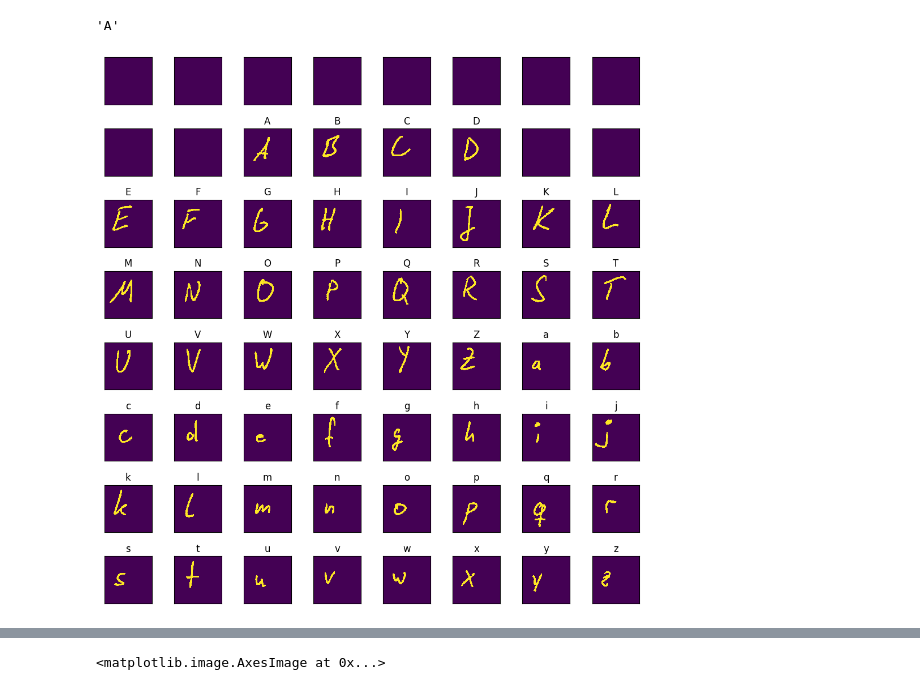
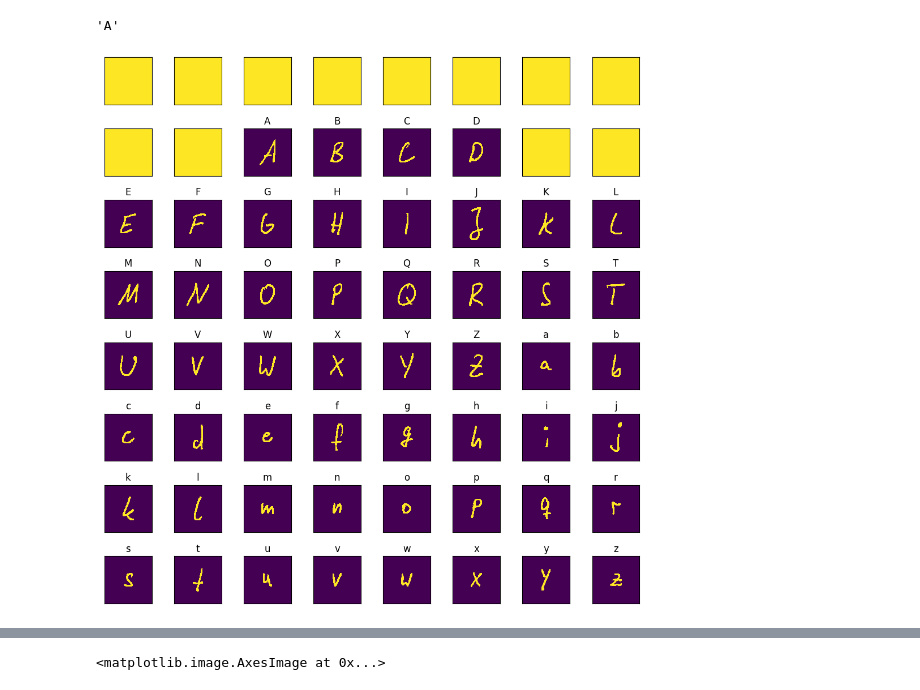
Before and after one commit to HTW-Project-Group/handwriting-recognition, a Jupyter notebook: handwriting-recognition.ipynb, the cells around one changed output, grey strips where cells are left out. Drawn from its saved outputs; the diff is of its cells as text; code cells hidden in the pictures.

```diff
--- a/handwriting-recognition.ipynb
+++ b/handwriting-recognition.ipynb
@@ -13,8 +13,9 @@ labels = ["", "", "", "", "", "", "", "", "", "", "A", "B", "C", "D", "", "", "E
 exclude = [0, 1, 2, 3, 4, 5, 6, 7, 8, 9, 14, 15]
 
 train_data_src = ["train-data01.jpg", "train-data02.jpg", "train-data03.jpg", "train-data04.jpg", "train-data05.jpg",
-                  "train-data06.jpg", "train-data07.jpg", "train-data08.jpg", "train-data09.jpg"]
-test_data_src = "train-data10.jpg"
+                  "train-data06.jpg", "train-data07.jpg", "train-data08.jpg"]
+# train_data_src = ["train-data01.jpg", "train-data02.jpg"]
+test_data_src = "train-data09.jpg"
 
 image_data = []
 for tds in train_data_src:
@@ -43,34 +44,9 @@ for l in labels:
     test_data.append(asarray(img2))
     i += 1
 
-label, img = image_data[6][10]
+label, img = image_data[1][10]
 print(label)
 img
 # %% [output]
 <PIL.Image.Image image mode=L size=199x199 at 0x...>
 'A'
-# %%
-threshhold = 50
-
-def prepare_data(data):
-    for i in range(len(data)):
-        dp, label = data[i]
-        dp = np.copy(asarray(dp))
-        dp[dp <= threshhold] = 1
-        dp[dp > threshhold] = 0
-        data[i] = (dp, label)
-    return data
-
-image_data = list(map(prepare_data, image_data))
-
-def prepare_test_data(data):
-    for i in range(len(data)):
-        dp = data[i]
-        dp = np.copy(asarray(dp))
-        dp[dp <= threshhold] = 1
-        dp[dp > threshhold] = 0
-        data[i] = dp
-    return data
-
-test_data = prepare_test_data(test_data)
-# image_data[2]
@@ -77,14 +97,14 @@ test_data = prepare_test_data(test_data)
 # %%
 fig, axs = plt.subplots(nrows=8, ncols=8, figsize=(10, 10), subplot_kw={'xticks': [], 'yticks': []})
-plot_data = image_data[6]
+plot_data = image_data[1]
 for ax, (x, l) in zip(axs.flat, plot_data):
     ax.imshow(x, interpolation='nearest')
     ax.set_title(l)
 
 plt.tight_layout()
 plt.show()
 # %% [output]
-[figure, old version]
+[figure, new version]
 # %%
 def img_avg(imgs):
     M, _ = imgs[0][0]
```
Also changed, not shown: parts of 9 cells of this notebook, 2 other files.
